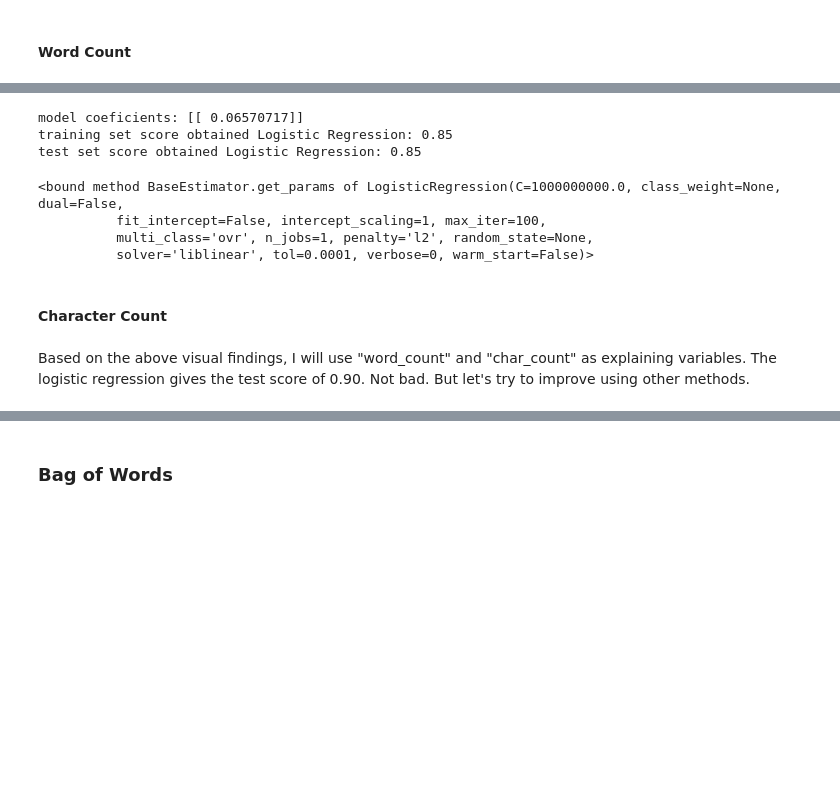
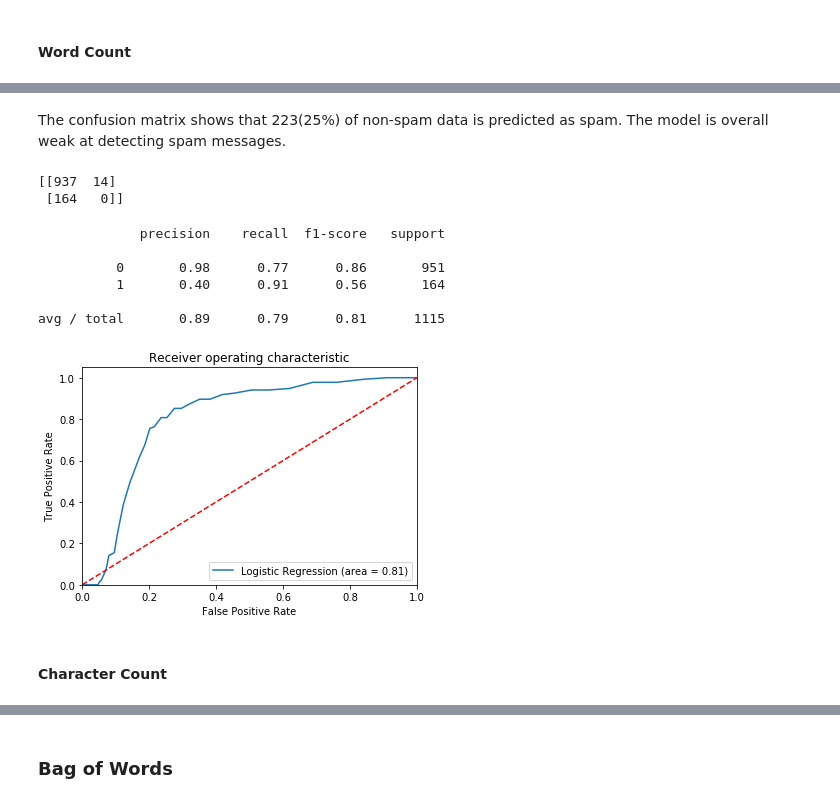
Before and after one commit to haojing9058/SMS-Spam-Classification, a Jupyter notebook: sms code.ipynb, the cells around one changed output, grey strips where cells are left out. Cells and saved outputs as stored; diff of their text form; code cells hidden in the pictures; blank space fills up the shorter version.

Commit message:
added confusion matrix and classfication report

```diff
--- a/sms code.ipynb
+++ b/sms code.ipynb
@@ -266,0 +256,9 @@ sms = pd.get_dummies(sms, columns=['label'])
+# %%
+# dummy code variable
+sms = pd.get_dummies(sms, columns=['label'])
+#identify explaining variables and target variable
+y = sms[['label_spam']]
+X = sms[['word_count']]
+#split data into training and test data sets
+from sklearn.model_selection import train_test_split
+X_train, X_test, y_train, y_test = train_test_split(X, y, test_size=0.2)
@@ -293,29 +278,43 @@ test set score obtained Logistic Regression: 0.87
-# %%
-X_c = sms[['word_count']]
-y_c = sms['label_spam']
-#split data into training and test data sets
-from sklearn.model_selection import train_test_split
-X_c_train, X_c_test, y_c_train, y_c_test = train_test_split(X_c, y_c, test_size=0.2)
-from sklearn.linear_model import LogisticRegression
-lg = LogisticRegression(fit_intercept = True, C = 1e9).fit(X_c_train, y_c_train)
-print ('model coeficients:', lg.coef_)
-print('training set score obtained Logistic Regression: {:.2f}'.format(lg.score(X_c_train, y_c_train)))
-print('test set score obtained Logistic Regression: {:.2f}'.format(lg.score(X_c_test, y_c_test)))
-# %% [output]
-model coeficients: [[ 0.06570717]]
-training set score obtained Logistic Regression: 0.85
-test set score obtained Logistic Regression: 0.85
-# %%
-lg.get_params
-# %% [output]
-<bound method BaseEstimator.get_params of LogisticRegression(C=1000000000.0, class_weight=None, dual=False,
-          fit_intercept=False, intercept_scaling=1, max_iter=100,
-          multi_class='ovr', n_jobs=1, penalty='l2', random_state=None,
-          solver='liblinear', tol=0.0001, verbose=0, warm_start=False)>
+# %% [markdown]
+The confusion matrix shows that 223(25%) of non-spam data is predicted as spam. The model is overall weak at detecting spam messages.
+# %%
+y_pred = lg.predict(X_test)
+from sklearn.metrics import confusion_matrix
+confusion_matrix = confusion_matrix(y_test, y_pred)
+print(confusion_matrix)
+# %% [output]
+[[937  14]
+ [164   0]]
+# %%
+from sklearn.metrics import classification_report
+print(classification_report(y_test, y_pred))
+# %% [output]
+             precision    recall  f1-score   support
+
+          0       0.98      0.77      0.86       951
+          1       0.40      0.91      0.56       164
+
+avg / total       0.89      0.79      0.81      1115
+# %%
+from sklearn.metrics import roc_auc_score
+from sklearn.metrics import roc_curve
+logit_roc_auc = roc_auc_score(y_test, lg.predict_proba(X_test)[: ,1])
+fpr, tpr, thresholds = roc_curve(y_test, lg.predict_proba(X_test)[:,1])
+# print(thresholds)
+plt.figure()
+plt.plot(fpr, tpr, label='Logistic Regression (area = %0.2f)' % logit_roc_auc)
+plt.plot([0, 1], [0, 1],'r--')
+plt.xlim([0.0, 1.0])
+plt.ylim([0.0, 1.05])
+plt.xlabel('False Positive Rate')
+plt.ylabel('True Positive Rate')
+plt.title('Receiver operating characteristic')
+plt.legend(loc="lower right")
+plt.show()
+# %% [output]
+[figure, added]
 # %% [markdown]
 #### Character Count
-# %% [markdown]
-Based on the above visual findings, I will use "word_count" and "char_count" as explaining variables. The logistic regression gives the test score of 0.90. Not bad. But let's try to improve using other methods.
 # %%
 # #dummy code "label"
 # sms = pd.get_dummies(sms, columns=['label'])
```
Also changed, not shown: parts of 8 cells of this notebook.
